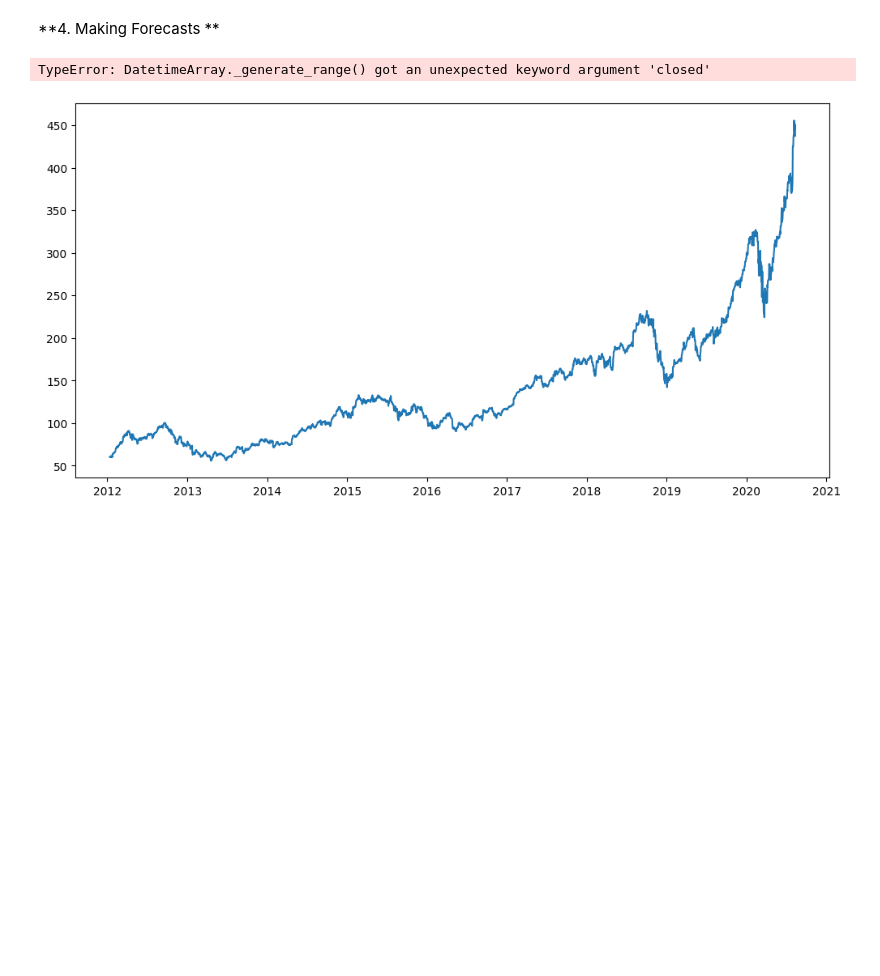
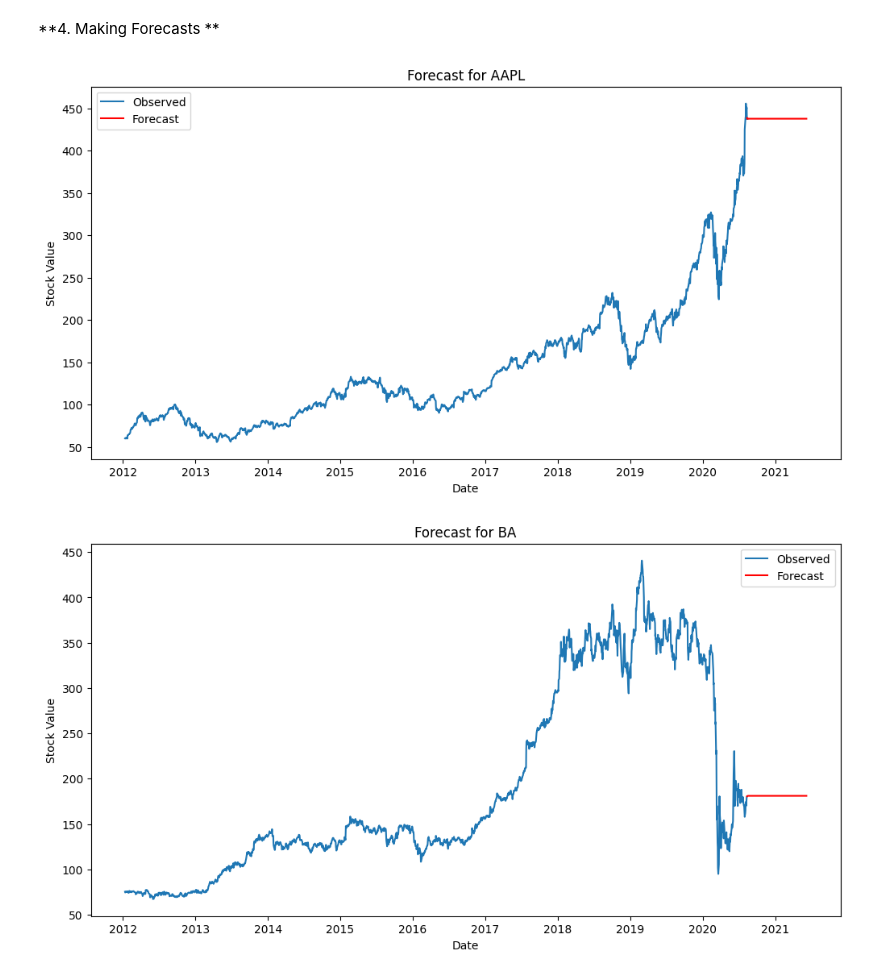
Before and after one commit to mrandrivan/ML-DL-AI-practice, a Jupyter notebook: time_series_analyses_S&P.ipynb, the cells around one changed output. Drawn from its saved outputs; the diff is of its cells as text; code cells hidden in the pictures; blank space fills up the shorter version.

```diff
--- a/time_series_analyses_S&P.ipynb
+++ b/time_series_analyses_S&P.ipynb
@@ -112,33 +112,32 @@ Warnings:
 # %% [markdown]
 **4. Making Forecasts **
 # %%
-# STOP HERE CONTINUE TOMORROW Make Predictions
-forecasts = {}
-for column in data.columns:
-    # Generate forecasts for the next 10 time periods
-    forecast = model_fits[column].forecast(steps=10)
+# Forecast for each company
+forecasts = {} # create a new empty dictionary to store the forecaasted values
+for column in data.columns: # start a loop for each column in the dataframe
+    forecast = model_fits[column].forecast(steps=300)
     forecasts[column] = forecast
 
 # Ensure the forecasts have the correct date index and plot the results
 for column in data.columns:
     plt.figure(figsize=(12, 6))
 
     # Plot observed data
     plt.plot(data[column], label='Observed')
 
     # Generate a date range for the forecast
     last_date = data.index[-1]
-    forecast_dates = pd.date_range(start=last_date, periods=11, closed='right')  # next 10 days
+    forecast_dates = pd.date_range(start=last_date, periods=301, inclusive='right')  # next 10 days
 
     # Plot the forecast data
     plt.plot(forecast_dates, forecasts[column], label='Forecast', color='red')
 
     # Add title and labels
     plt.title(f'Forecast for {column}')
     plt.xlabel('Date')
     plt.ylabel('Stock Value')
     plt.legend()
     plt.show()
 # %% [output]
-TypeError: DatetimeArray._generate_range() got an unexpected keyword argument 'closed'
-[figure, old version]
+[figure, new version]
+[figure, added]
```
Also changed, not shown: parts of 6 cells of this notebook.
